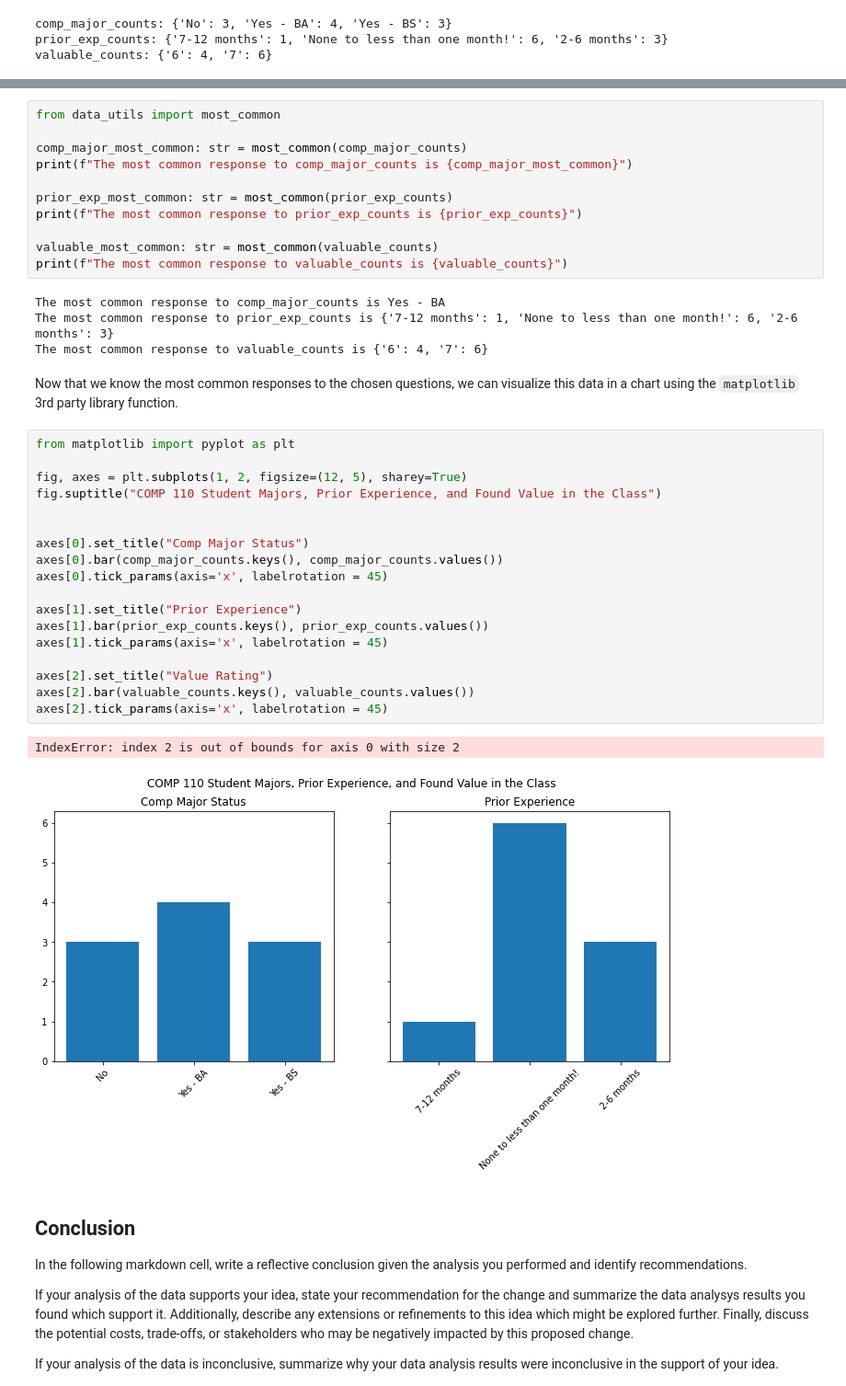
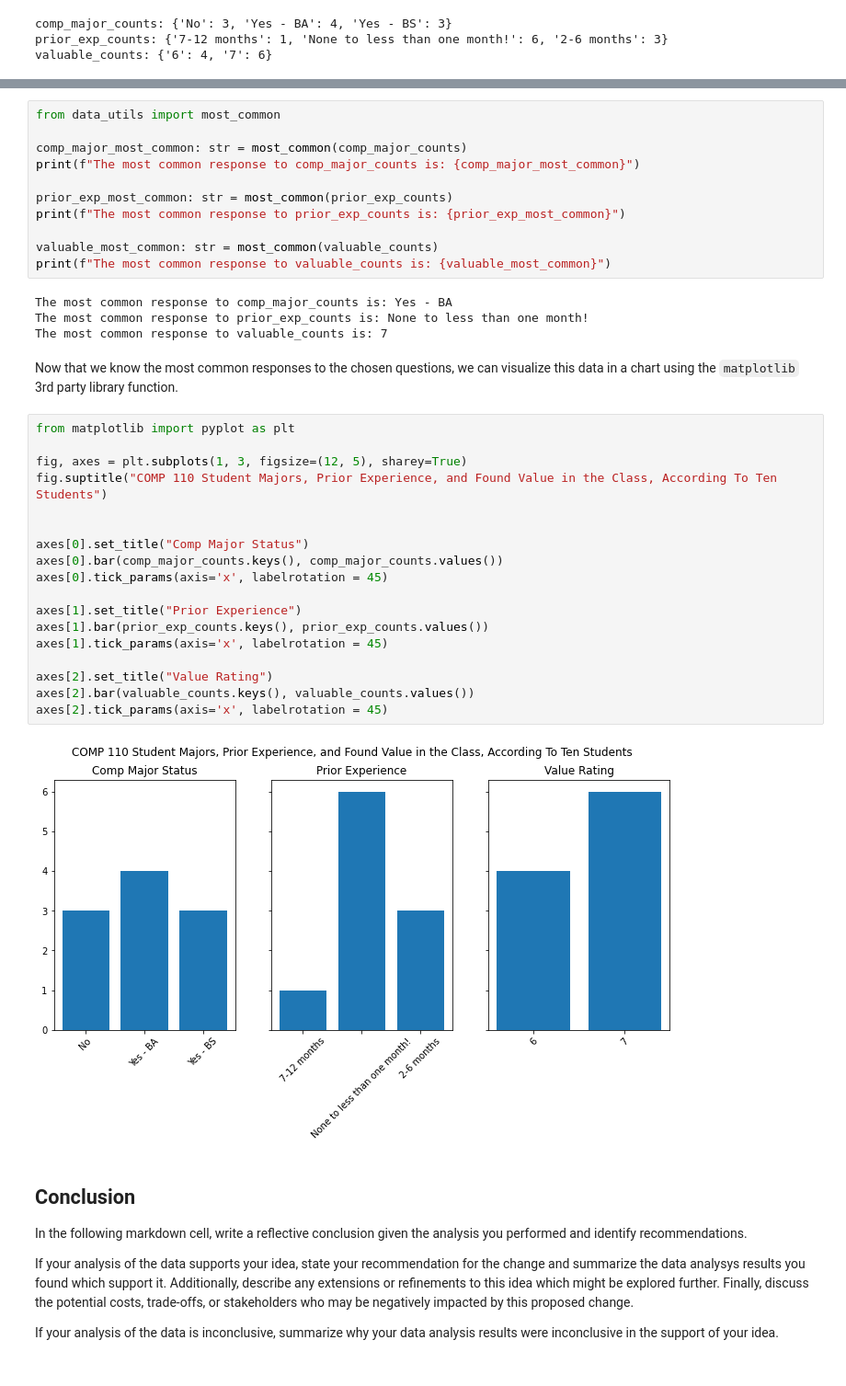
Before and after one commit to comp110-22s/comp110-22s-workspace, a Jupyter notebook: exercises/ex08/analysis.ipynb, the cells around one changed output, grey strips where cells are left out. Shown at 92% size. Saved outputs shown, nothing was run; the diff lists cells and outputs as text.

```diff
--- a/exercises/ex08/analysis.ipynb
+++ b/exercises/ex08/analysis.ipynb
@@ -164,40 +166,39 @@ Using the counts from the code cell above, we can implement a new function, `mos
 from data_utils import most_common
 
 comp_major_most_common: str = most_common(comp_major_counts)
-print(f"The most common response to comp_major_counts is {comp_major_most_common}")
+print(f"The most common response to comp_major_counts is: {comp_major_most_common}")
 
 prior_exp_most_common: str = most_common(prior_exp_counts)
-print(f"The most common response to prior_exp_counts is {prior_exp_counts}")
+print(f"The most common response to prior_exp_counts is: {prior_exp_most_common}")
 
 valuable_most_common: str = most_common(valuable_counts)
-print(f"The most common response to valuable_counts is {valuable_counts}")
+print(f"The most common response to valuable_counts is: {valuable_most_common}")
 # %% [output]
-The most common response to comp_major_counts is Yes - BA
-The most common response to prior_exp_counts is {'7-12 months': 1, 'None to less than one month!': 6, '2-6 months': 3}
-The most common response to valuable_counts is {'6': 4, '7': 6}
+The most common response to comp_major_counts is: Yes - BA
+The most common response to prior_exp_counts is: None to less than one month!
+The most common response to valuable_counts is: 7
 # %% [markdown]
 Now that we know the most common responses to the chosen questions, we can visualize this data in a chart using the `matplotlib` 3rd party library function.
 # %%
 from matplotlib import pyplot as plt
 
-fig, axes = plt.subplots(1, 2, figsize=(12, 5), sharey=True)
-fig.suptitle("COMP 110 Student Majors, Prior Experience, and Found Value in the Class")
+fig, axes = plt.subplots(1, 3, figsize=(12, 5), sharey=True)
+fig.suptitle("COMP 110 Student Majors, Prior Experience, and Found Value in the Class, According To Ten Students")
 
 
 axes[0].set_title("Comp Major Status")
 axes[0].bar(comp_major_counts.keys(), comp_major_counts.values())
 axes[0].tick_params(axis='x', labelrotation = 45)
 
 axes[1].set_title("Prior Experience")
 axes[1].bar(prior_exp_counts.keys(), prior_exp_counts.values())
 axes[1].tick_params(axis='x', labelrotation = 45)
 
 axes[2].set_title("Value Rating")
 axes[2].bar(valuable_counts.keys(), valuable_counts.values())
 axes[2].tick_params(axis='x', labelrotation = 45)
 # %% [output]
-IndexError: index 2 is out of bounds for axis 0 with size 2
-[figure, old version]
+[figure, new version]
 # %% [markdown]
 ## Conclusion
 
```
Also changed, not shown: parts of 9 cells of this notebook, 1 other file.
